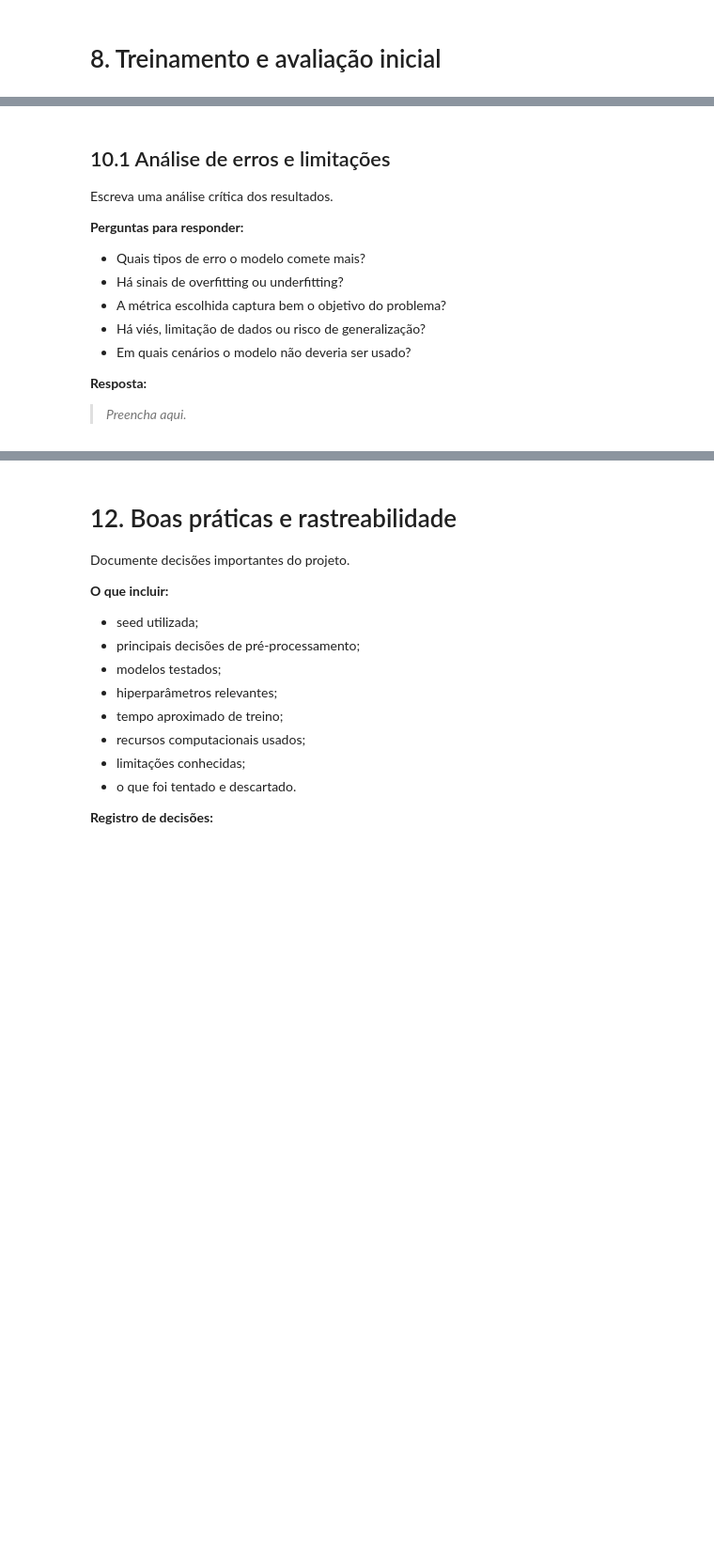
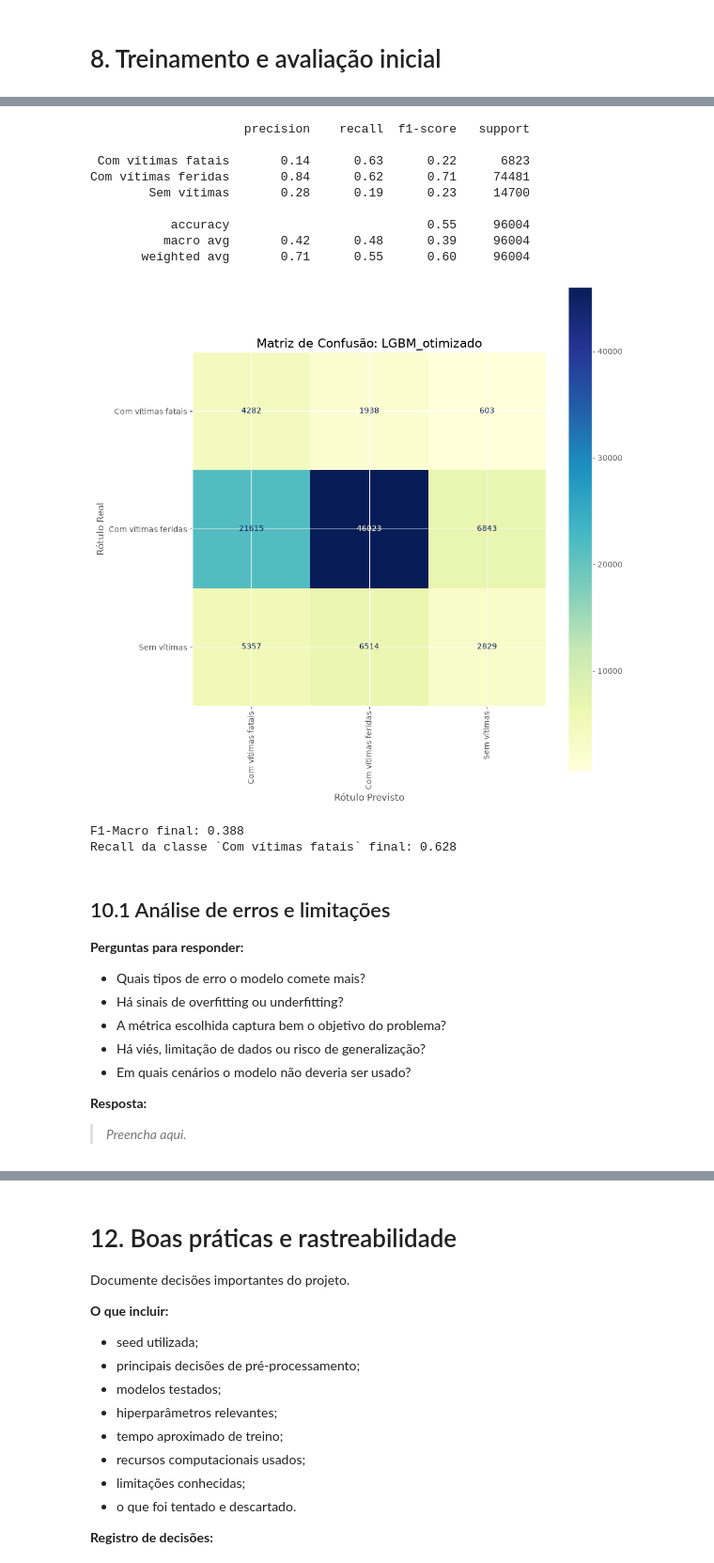
Before and after one commit to L-Carlos/mvp-machine-learning, a Jupyter notebook: mvp_ml_analytics_2026.ipynb, the cells around one changed output, grey strips where cells are left out. Shown at 94% size. Drawn from its saved outputs; the diff is of its cells as text; code cells hidden in the pictures; blank space fills up the shorter version.

```diff
--- a/mvp_ml_analytics_2026.ipynb
+++ b/mvp_ml_analytics_2026.ipynb
@@ -1656,0 +2071,2 @@ Depois de escolher o melhor modelo, avalie-o no conjunto de teste.
+# %%
+final_model_path = "./models/LightGBM_otimizado.pkl"
@@ -1657,26 +2099,45 @@ Depois de escolher o melhor modelo, avalie-o no conjunto de teste.
 # %%
-final_model = best_model
+final_model = joblib.load(final_model_path)
 final_mode_name = "LGBM_otimizado"
 
 y_pred = final_model.predict(X_test)
 
 print(classification_report(y_test, y_pred))
 
 plt.figure(figsize=(10, 10))
 
 ConfusionMatrixDisplay.from_estimator(
     final_model, X_test, y_test, cmap="YlGnBu", xticks_rotation="vertical", ax=plt.gca()
 )
 
-plt.title("Matriz de Confusão: Modelo Final", fontsize=16)
+plt.title(f"Matriz de Confusão: {final_mode_name}", fontsize=16)
 plt.xlabel("Rótulo Previsto", fontsize=12)
 plt.ylabel("Rótulo Real", fontsize=12)
 plt.tight_layout()
 plt.show()
+# %% [output]
+                     precision    recall  f1-score   support
+
+ Com vítimas fatais       0.14      0.63      0.22      6823
+Com vítimas feridas       0.84      0.62      0.71     74481
+        Sem vítimas       0.28      0.19      0.23     14700
+
+           accuracy                           0.55     96004
+          macro avg       0.42      0.48      0.39     96004
+       weighted avg       0.71      0.55      0.60     96004
+[figure, added]
+# %%
+print(
+f"""F1-Macro final: {f1_score(y_test, y_pred, average="macro"):.3f}
+Recall da classe `Com vítimas fatais` final: {recall_score(y_test, y_pred, labels=["Com vítimas fatais"], average="micro"):.3f}"""
+)
+# %% [output]
+F1-Macro final: 0.388
+Recall da classe `Com vítimas fatais` final: 0.628
 # %% [markdown]
 ## 10.1 Análise de erros e limitações
 
-Escreva uma análise crítica dos resultados.
+
 
 **Perguntas para responder:**
 - Quais tipos de erro o modelo comete mais?
```
Also changed, not shown: parts of 69 cells of this notebook, 3 other files.
